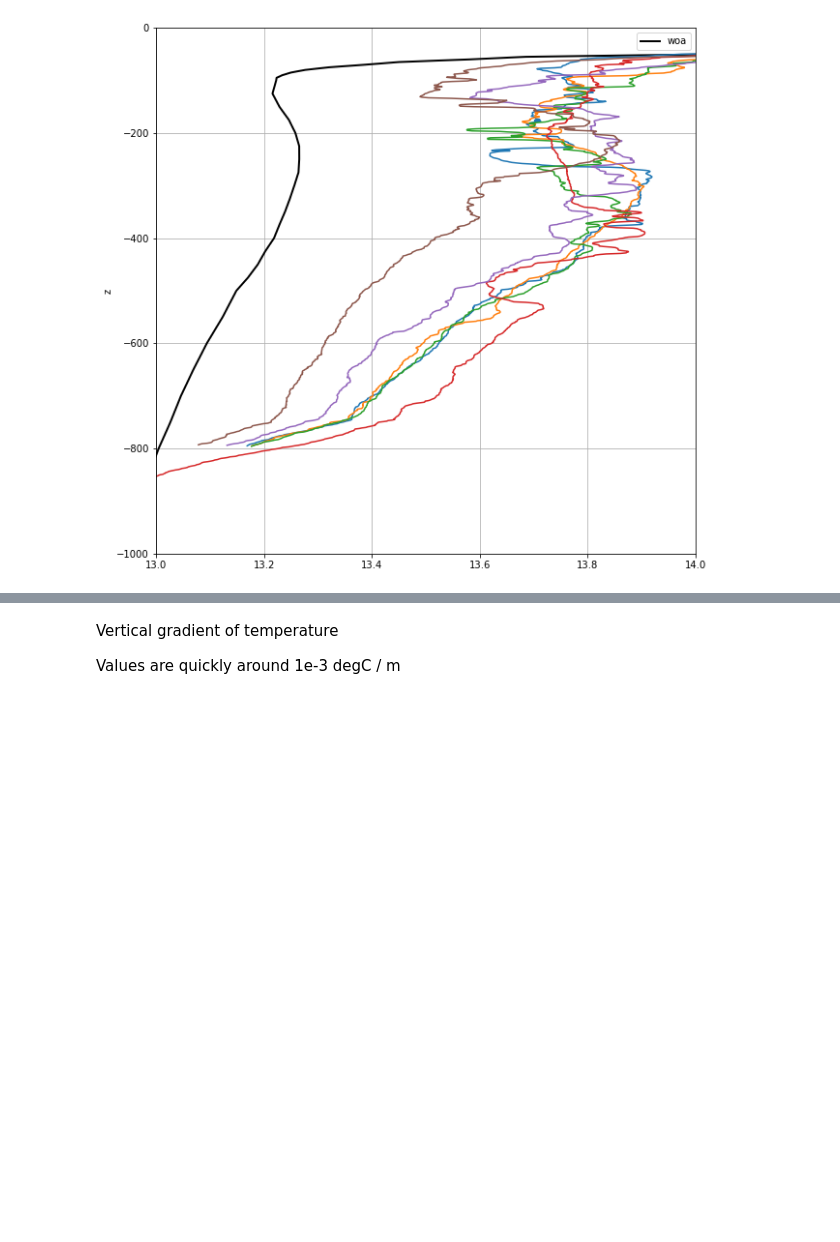
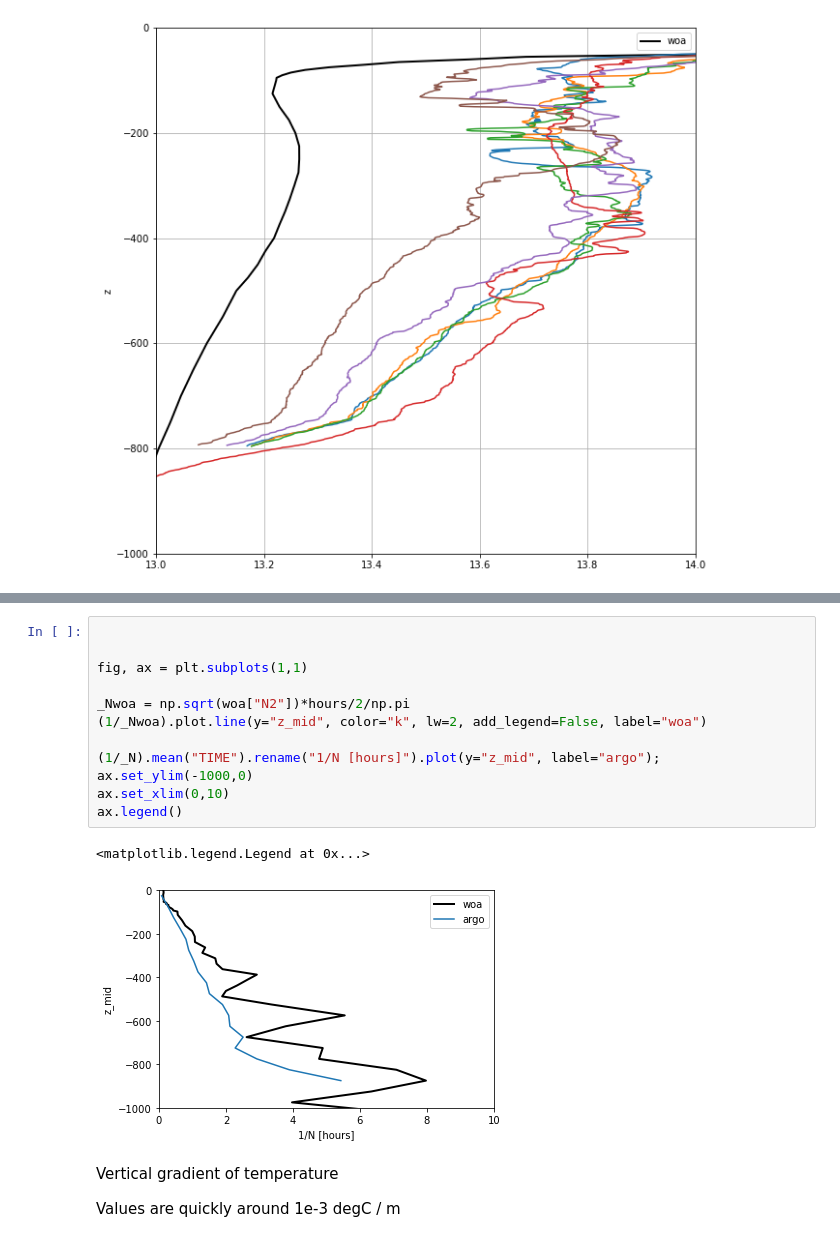
Before and after one commit to apatlpo/das_work, a Jupyter notebook: hydrology/argo_profiles.ipynb, the cells around one changed output, grey strips where cells are left out. Drawn from its saved outputs; the diff is of its cells as text; blank space fills up the shorter version.

Commit message:
update and debug hydro argo profiles N section

```diff
--- a/hydrology/argo_profiles.ipynb
+++ b/hydrology/argo_profiles.ipynb
@@ -122,3 +144,18 @@ np.log10(1/ds_smooth.N2/hours).plot(y="z_mid", vmin=0, vmax=2);
+# %%
+
+
+fig, ax = plt.subplots(1,1)
+
+_Nwoa = np.sqrt(woa["N2"])*hours/2/np.pi
+(1/_Nwoa).plot.line(y="z_mid", color="k", lw=2, add_legend=False, label="woa")
+
+(1/_N).mean("TIME").rename("1/N [hours]").plot(y="z_mid", label="argo");
+ax.set_ylim(-1000,0)
+ax.set_xlim(0,10)
+ax.legend()
+# %% [output]
+<matplotlib.legend.Legend at 0x...>
+[figure, added]
 # %% [markdown]
 Vertical gradient of temperature
 
```
Also changed, not shown: parts of 7 cells of this notebook.
